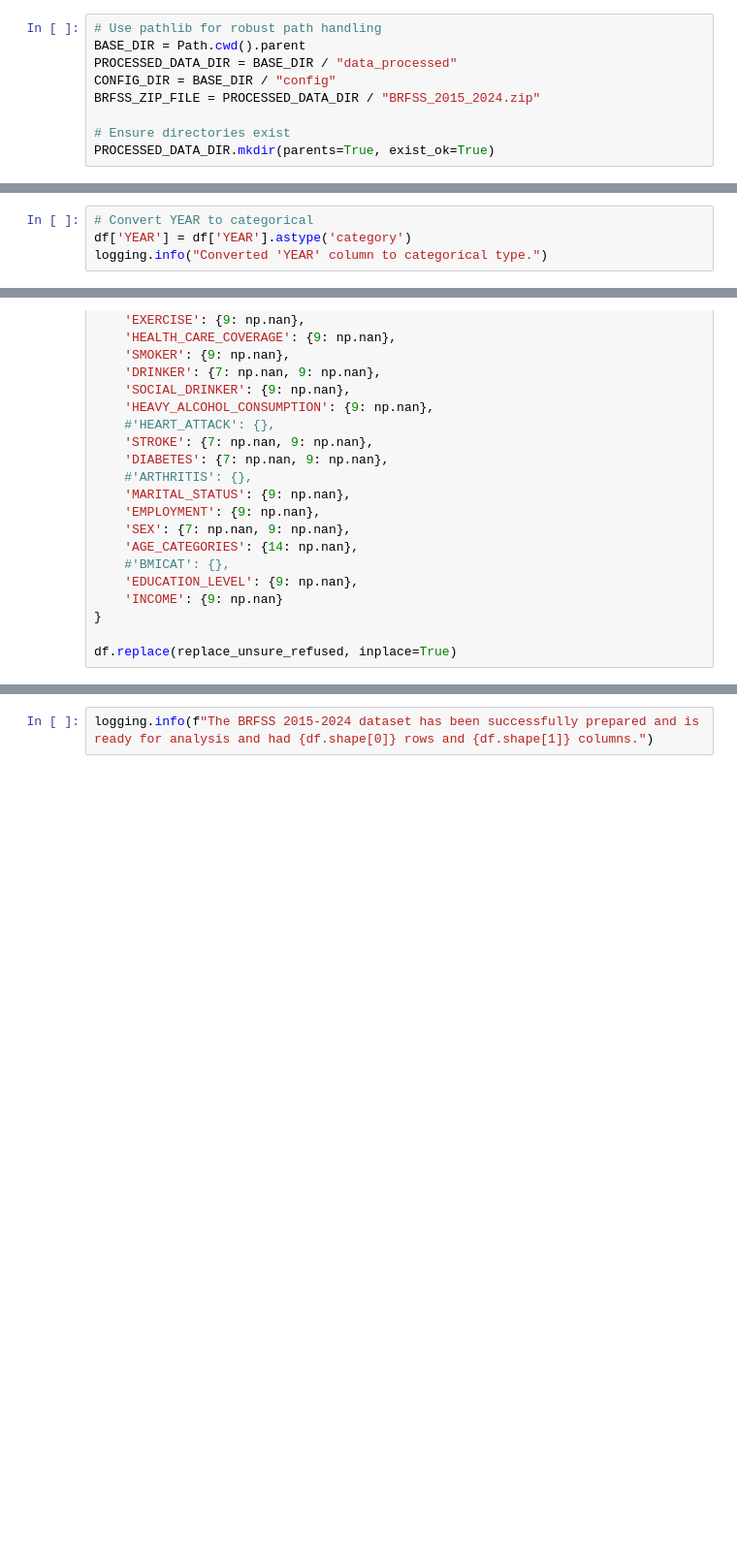
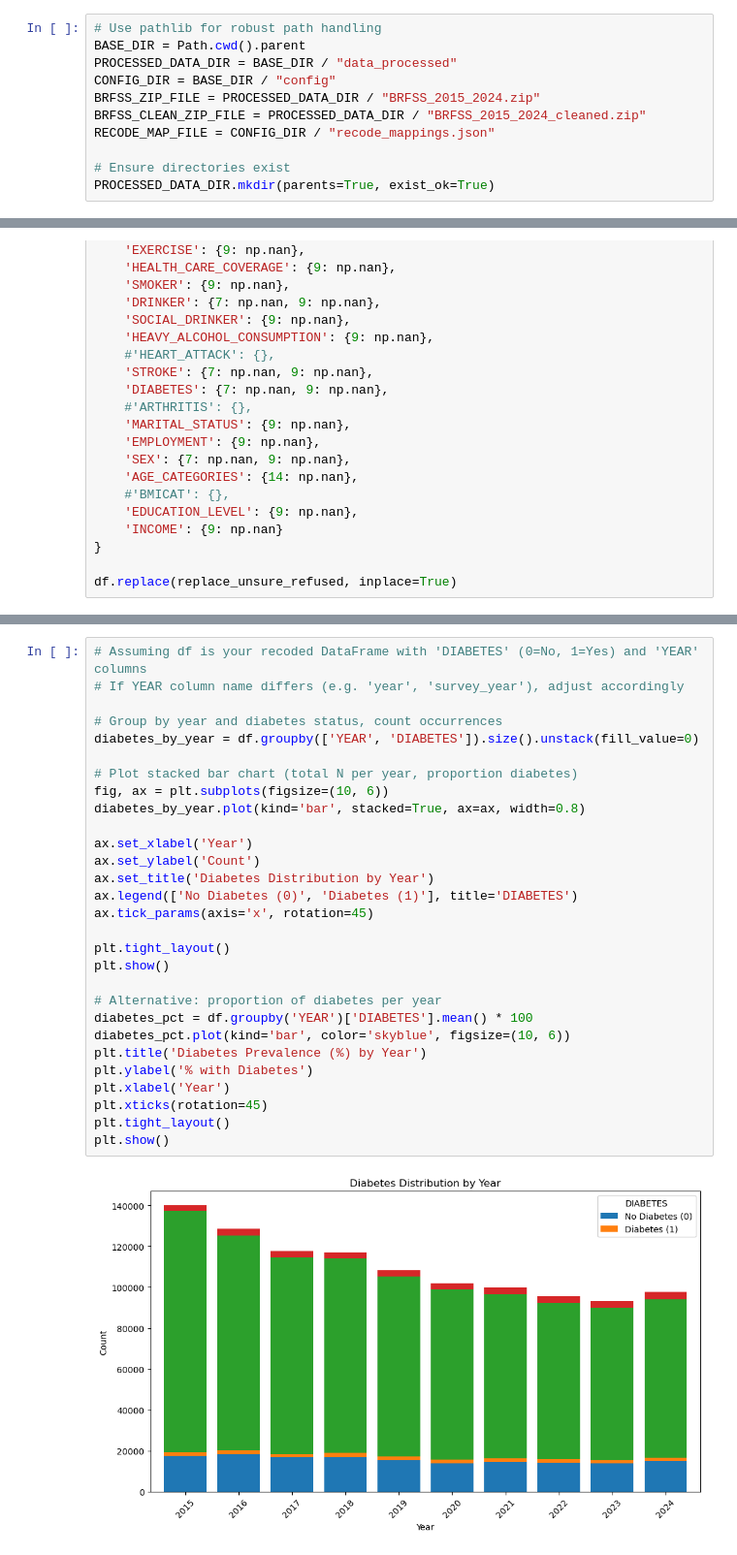
Before and after one commit to cmendonsa/brfss-diabetes-trends, a Jupyter notebook: analysis/2_data_preparation.ipynb, the cells around one changed output, grey strips where cells are left out. Shown at 97% size. Drawn from its saved outputs; the diff is of its cells as text; blank space fills up the shorter version.

Commit message:
Updated the data preparation code

```diff
--- a/analysis/2_data_preparation.ipynb
+++ b/analysis/2_data_preparation.ipynb
@@ -18,6 +21,8 @@ BASE_DIR = Path.cwd().parent
 PROCESSED_DATA_DIR = BASE_DIR / "data_processed"
 CONFIG_DIR = BASE_DIR / "config"
 BRFSS_ZIP_FILE = PROCESSED_DATA_DIR / "BRFSS_2015_2024.zip"
+BRFSS_CLEAN_ZIP_FILE = PROCESSED_DATA_DIR / "BRFSS_2015_2024_cleaned.zip"
+RECODE_MAP_FILE = CONFIG_DIR / "recode_mappings.json"
 
 # Ensure directories exist
 PROCESSED_DATA_DIR.mkdir(parents=True, exist_ok=True)
@@ -54,4 +96,0 @@ logging.info(f"Initial data loaded with {df.shape[0]} rows. and columns: {df.sha
-# %%
-# Convert YEAR to categorical
-df['YEAR'] = df['YEAR'].astype('category')
-logging.info("Converted 'YEAR' column to categorical type.")
@@ -303,2 +270,31 @@ for col in df.columns:
-# %%
-logging.info(f"The BRFSS 2015-2024 dataset has been successfully prepared and is ready for analysis and had {df.shape[0]} rows and {df.shape[1]} columns.")
+# %%
+# Assuming df is your recoded DataFrame with 'DIABETES' (0=No, 1=Yes) and 'YEAR' columns
+# If YEAR column name differs (e.g. 'year', 'survey_year'), adjust accordingly
+
+# Group by year and diabetes status, count occurrences
+diabetes_by_year = df.groupby(['YEAR', 'DIABETES']).size().unstack(fill_value=0)
+
+# Plot stacked bar chart (total N per year, proportion diabetes)
+fig, ax = plt.subplots(figsize=(10, 6))
+diabetes_by_year.plot(kind='bar', stacked=True, ax=ax, width=0.8)
+
+ax.set_xlabel('Year')
+ax.set_ylabel('Count')
+ax.set_title('Diabetes Distribution by Year')
+ax.legend(['No Diabetes (0)', 'Diabetes (1)'], title='DIABETES')
+ax.tick_params(axis='x', rotation=45)
+
+plt.tight_layout()
+plt.show()
+
+# Alternative: proportion of diabetes per year
+diabetes_pct = df.groupby('YEAR')['DIABETES'].mean() * 100
+diabetes_pct.plot(kind='bar', color='skyblue', figsize=(10, 6))
+plt.title('Diabetes Prevalence (%) by Year')
+plt.ylabel('% with Diabetes')
+plt.xlabel('Year')
+plt.xticks(rotation=45)
+plt.tight_layout()
+plt.show()
+# %% [output]
+[figure, added]
```
Also changed, not shown: parts of 30 cells of this notebook, 4 other files.
